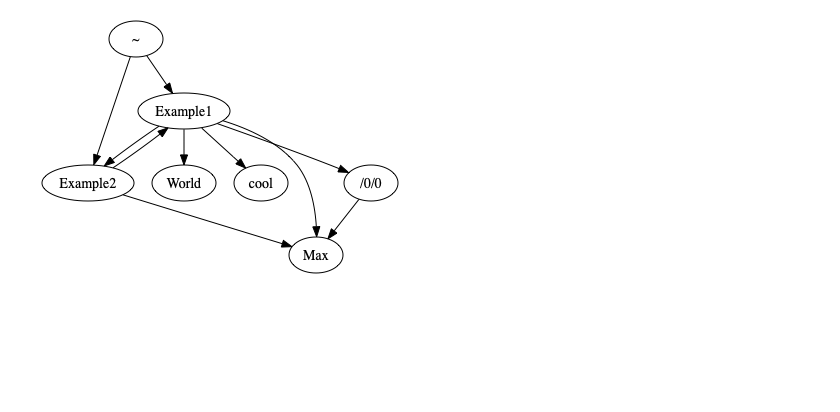
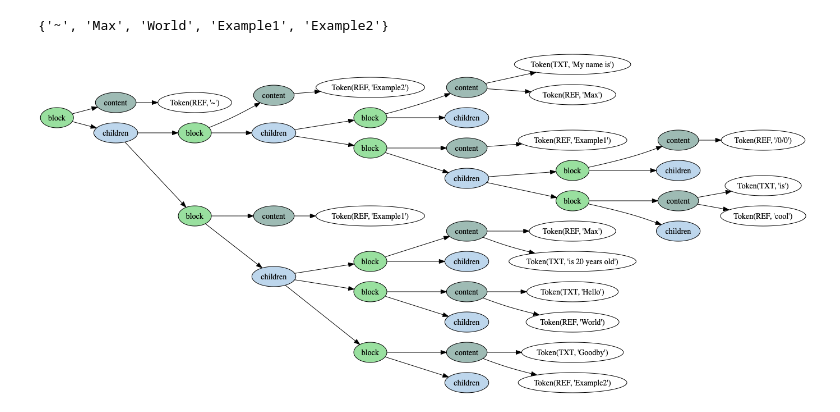
Before and after one commit to maxsun/SemanticScribe, a Jupyter notebook: Playground.ipynb, the cells around one changed output. Cells and saved outputs as stored; diff of their text form; code cells hidden in the pictures; blank space fills up the shorter version.

```diff
--- a/Playground.ipynb
+++ b/Playground.ipynb
@@ -217,35 +28,8 @@ resolve_ref_block('Example1', notes_data).show()
-# %%
-%matplotlib inline
-%config InlineBackend.figure_format = 'retina'
-import networkx as nx
-import matplotlib.pyplot as plt
-import pygraphviz as pgv
-from networkx.drawing.nx_agraph import graphviz_layout, to_agraph
-G = nx.DiGraph()
-
-all_references = notes_data.get_refs(depth=100)
-for x in all_references:
-    G.add_node(x)
-    block = resolve_ref_block(x, notes_data)
-    for ref in block.get_refs(depth=1):
-        if x != ref:
-            G.add_edge(x, ref)
-
-options = {
-    'node_color': 'lightblue',
-    'node_size': 100,
-    'width': 1,
-    'arrowstyle': '-|>',
-    'arrowsize': 12,
-}
-
-def display_graph(g, filename='viz.png'):
-    A = to_agraph(g)
-    A.layout('dot')
-    A.draw(filename)
-    display(Image(filename))
-    os.remove(filename)
-
-display_graph(G)
-# %% [output]
-[figure, removed]
+# %%
+NOTES_FOLDER = './note_files/'
+notes_data = parse_notefiles(NOTES_FOLDER)
+print(notes_data.get_refs(depth=2))
+display_tree(notes_data.to_tree())
+# %% [output]
+{'~', 'Max', 'World', 'Example1', 'Example2'}
+[figure, added]
```
Also changed, not shown: parts of 6 cells of this notebook, 5 other files.
